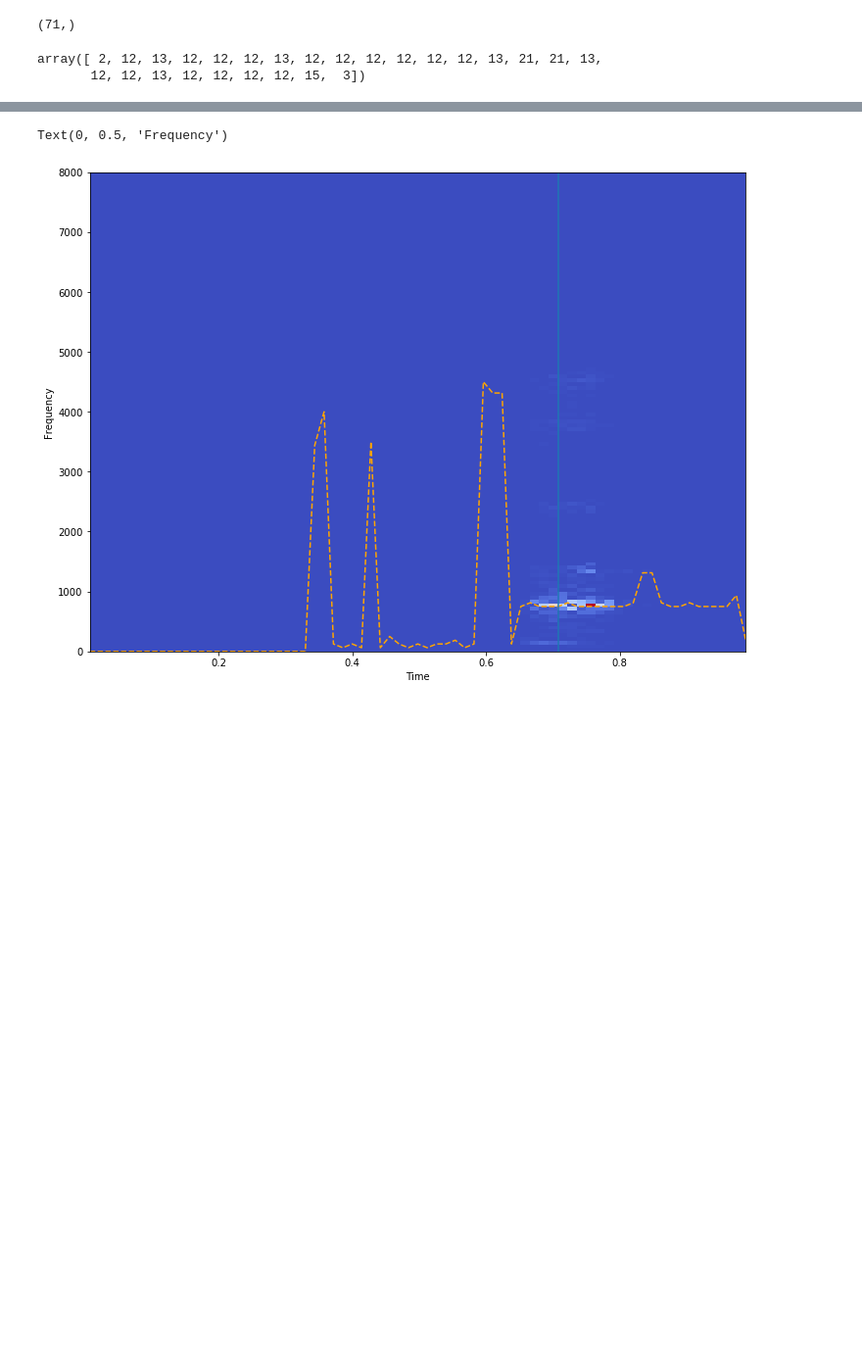
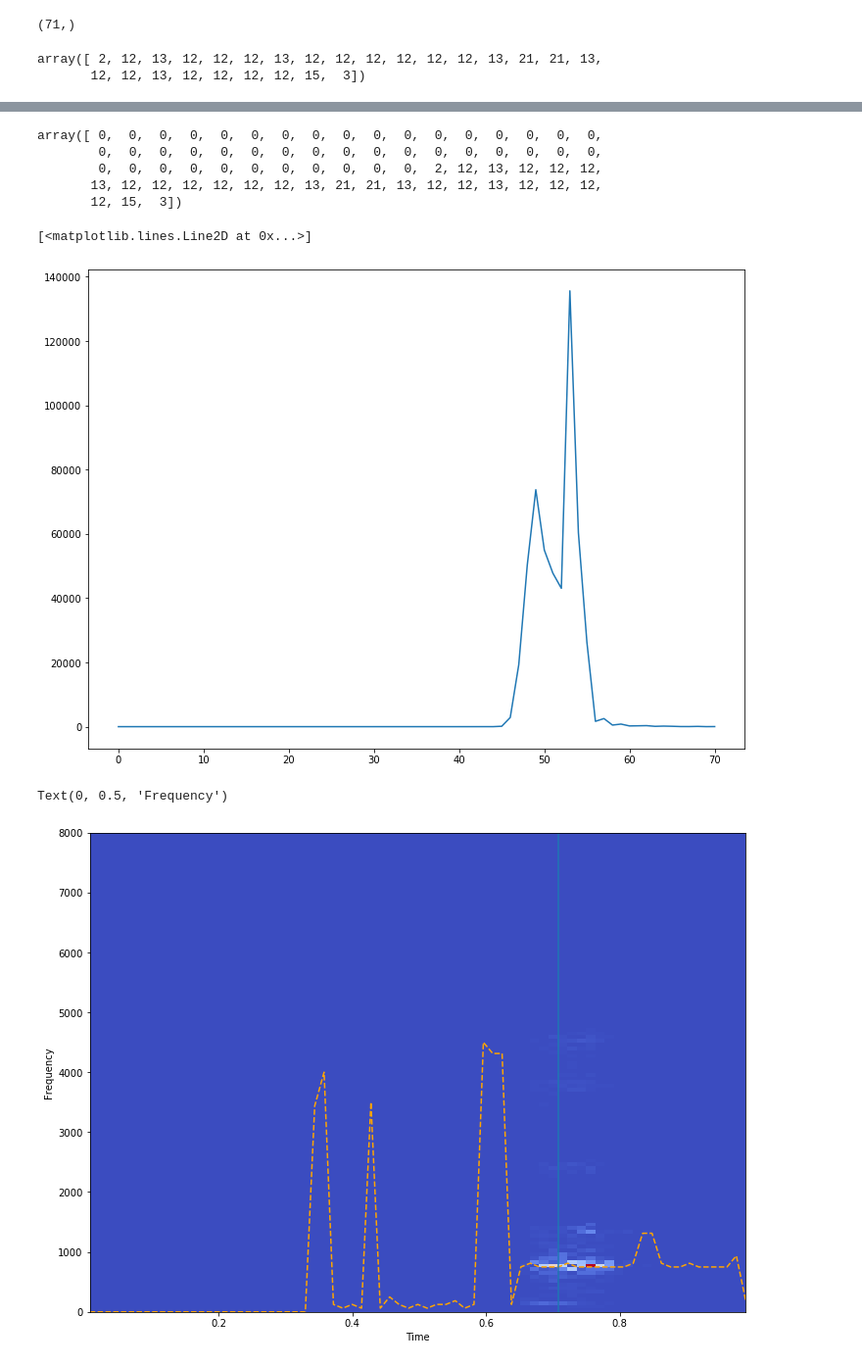
Before and after one commit to open-speech-org/python-speech-soa, a Jupyter notebook: 03_formants/Formants.ipynb, the cells around one changed output, grey strips where cells are left out. Shown: that part at 98% size. Cells and saved outputs as stored; diff of their text form; code cells hidden in the pictures; blank space fills up the shorter version.

Commit message:
fixing formant graphic using a high pass filter

```diff
--- a/03_formants/Formants.ipynb
+++ b/03_formants/Formants.ipynb
@@ -152,3 +169,17 @@ spectrogram[50][maxs[50]]
+# %%
+hpf_maxs_i = (maxs>10).astype(np.int) * maxs_i
+hpf_maxs_i
+# %% [output]
+array([ 0,  0,  0,  0,  0,  0,  0,  0,  0,  0,  0,  0,  0,  0,  0,  0,  0,
+        0,  0,  0,  0,  0,  0,  0,  0,  0,  0,  0,  0,  0,  0,  0,  0,  0,
+        0,  0,  0,  0,  0,  0,  0,  0,  0,  0,  0,  2, 12, 13, 12, 12, 12,
+       13, 12, 12, 12, 12, 12, 12, 13, 21, 21, 13, 12, 12, 13, 12, 12, 12,
+       12, 15,  3])
+# %%
+plt.plot(maxs)
+# %% [output]
+[<matplotlib.lines.Line2D at 0x...>]
+[figure, added]
 # %%
 plt.pcolormesh(time, frequencies, spectrogram, cmap=cmap)
 plt.plot(time,frequencies[maxs_i],"--",color="orange")
```
Also changed, not shown: parts of 8 cells of this notebook.
